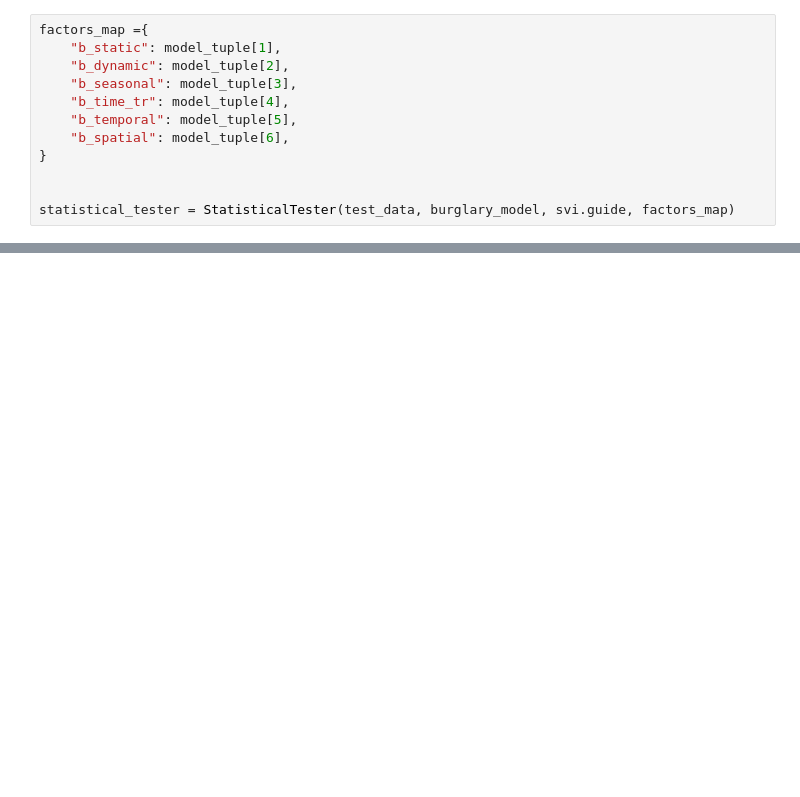
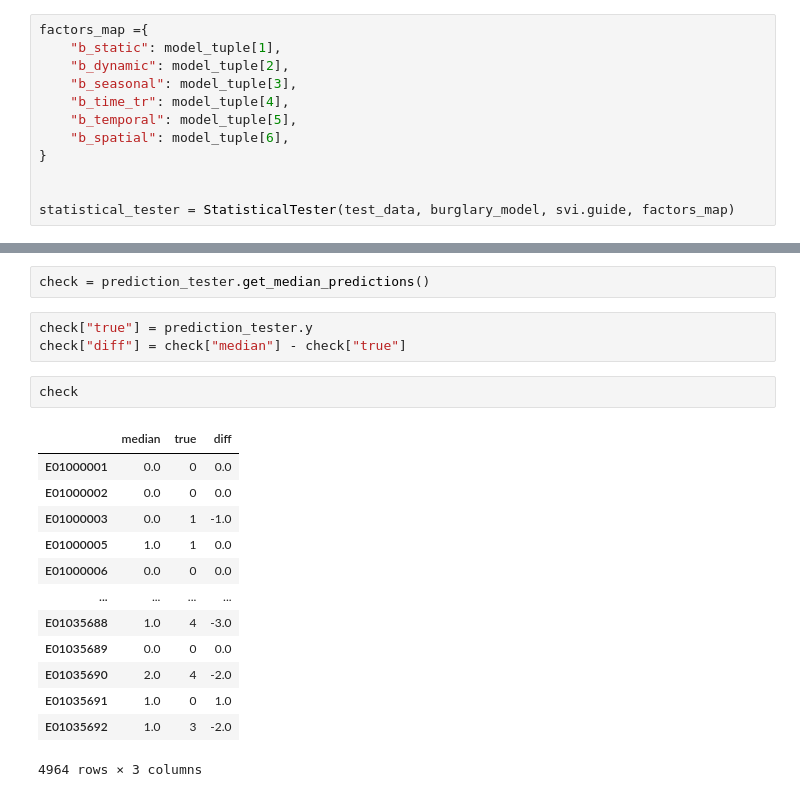
Before and after one commit to skyrimer/ARWCASP, a Jupyter notebook: model/pipeline.ipynb, the cells around one changed output, grey strips where cells are left out. Drawn from its saved outputs; the diff is of its cells as text; blank space fills up the shorter version.

```diff
--- a/model/pipeline.ipynb
+++ b/model/pipeline.ipynb
@@ -104,0 +188,21 @@ print("Best parameters:", results_df.loc[0].to_dict())
+# %%
+check = prediction_tester.get_median_predictions()
+# %%
+check["true"] = prediction_tester.y
+check["diff"] = check["median"] - check["true"]
+# %%
+check
+# %% [output]
+|  | median | true | diff |
+| E01000001 | 0.0 | 0 | 0.0 |
+| E01000002 | 0.0 | 0 | 0.0 |
+| E01000003 | 0.0 | 1 | -1.0 |
+| E01000005 | 1.0 | 1 | 0.0 |
+| E01000006 | 0.0 | 0 | 0.0 |
+| ... | ... | ... | ... |
+| E01035688 | 1.0 | 4 | -3.0 |
+| E01035689 | 0.0 | 0 | 0.0 |
+| E01035690 | 2.0 | 4 | -2.0 |
+| E01035691 | 1.0 | 0 | 1.0 |
+| E01035692 | 1.0 | 3 | -2.0 |
+4964 rows × 3 columns
```
Also changed, not shown: parts of 14 cells of this notebook, 5 other files.
